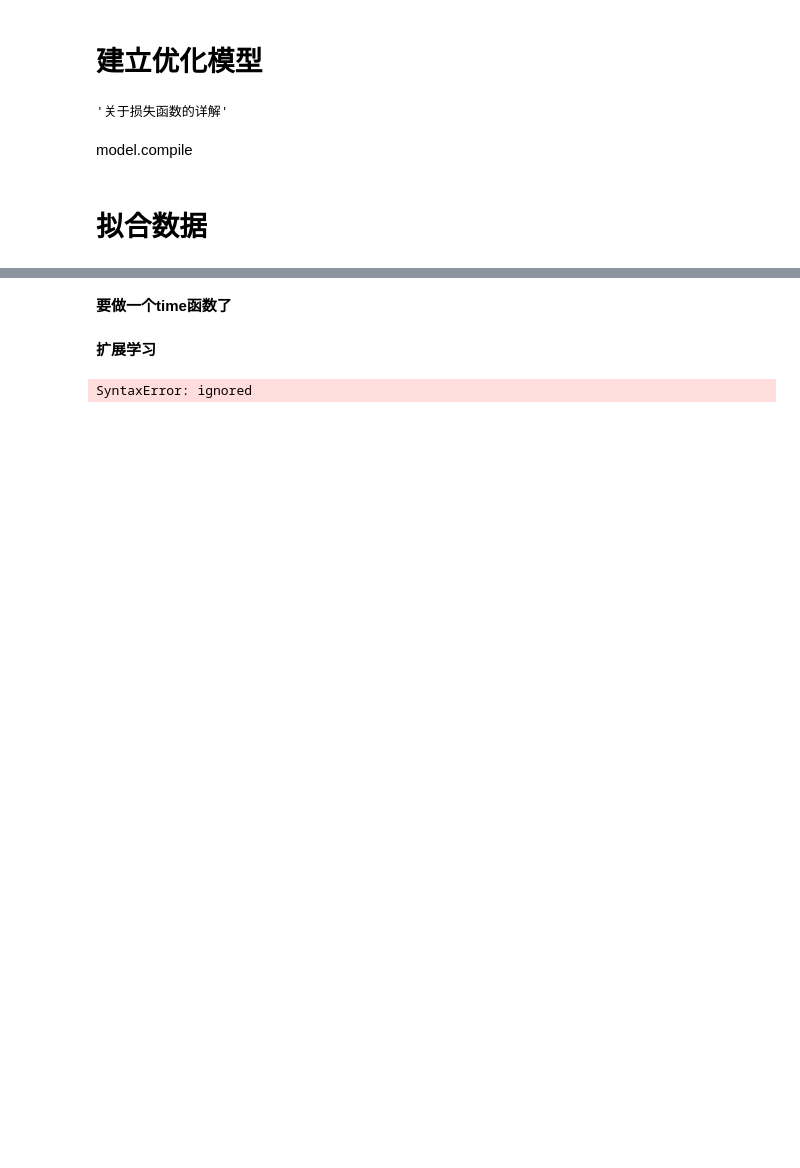
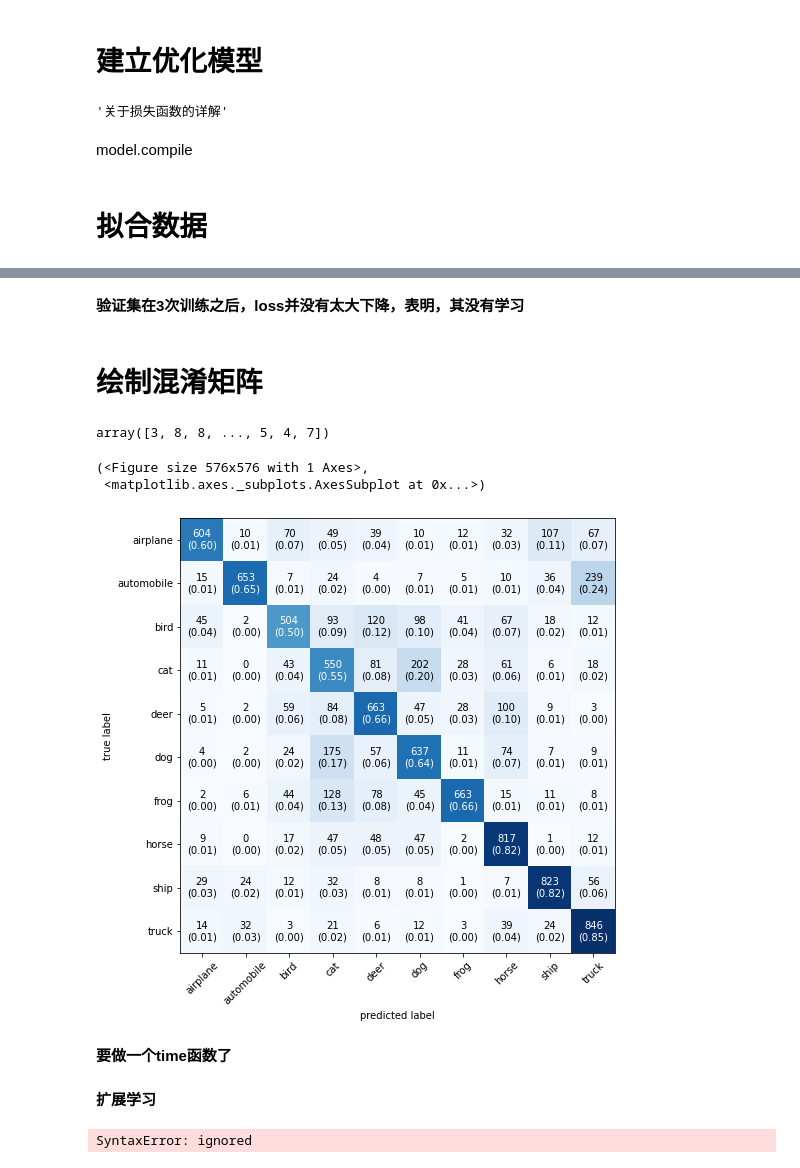
Before and after one commit to Alecia113/self-directed-exercises-python-, a Jupyter notebook: python_and_pytorch_1.ipynb, the cells around one changed output, grey strips where cells are left out. Cells and saved outputs as stored; diff of their text form; code cells hidden in the pictures; blank space fills up the shorter version.

```diff
--- a/python_and_pytorch_1.ipynb
+++ b/python_and_pytorch_1.ipynb
@@ -187,3 +131,5 @@ Downloading data from https://www.cs.toronto.edu/~kriz/cifar-10-python.tar.gz
+# %%
+class_name = ['airplane','automobile','bird','cat','deer','dog','frog','horse','ship','truck']
 # %%
 X_test.shape
 # %% [output]
@@ -314,0 +294,4 @@ Epoch 10/10
+# %% [markdown]
+**验证集在3次训练之后，loss并没有太大下降，表明，其没有学习**
+# %% [markdown]
+# **绘制混淆矩阵**
@@ -314,0 +303,13 @@ Epoch 10/10
+# %%
+y_pred = model.predict_classes(X_test)
+# %%
+y_pred
+# %% [output]
+array([3, 8, 8, ..., 5, 4, 7])
+# %%
+mat = confusion_matrix(y_test, y_pred)
+plot_confusion_matrix(conf_mat= mat,figsize=(8,8), class_names=class_name,show_normed=True)
+# %% [output]
+(<Figure size 576x576 with 1 Axes>,
+ <matplotlib.axes._subplots.AxesSubplot at 0x...>)
+[figure, added]
```
Also changed, not shown: parts of 14 cells of this notebook.
